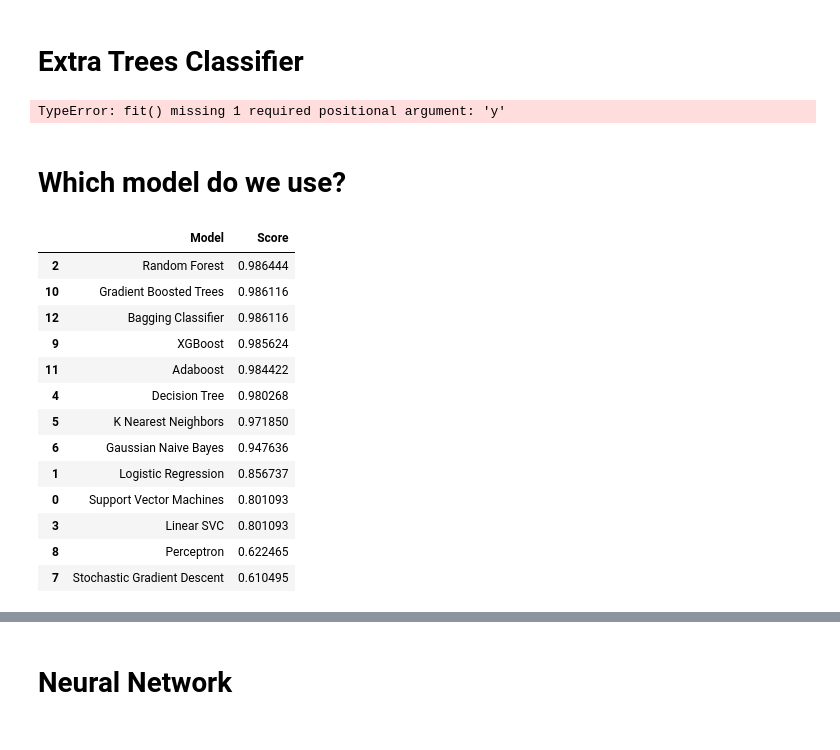
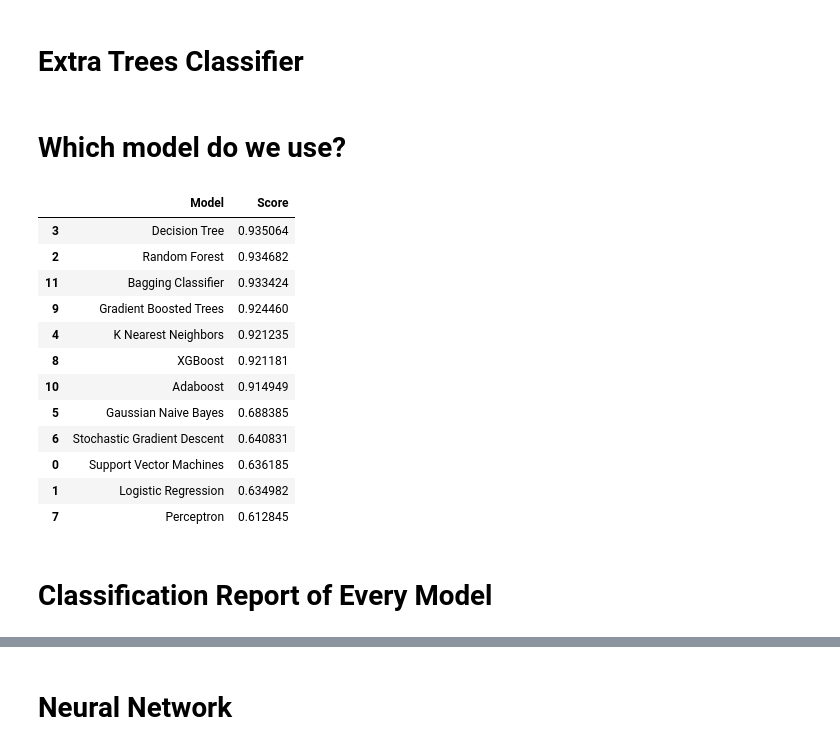
Before and after one commit to catherinelee274/fraud_detection, a Jupyter notebook: main.ipynb, the cells around one changed output, grey strips where cells are left out. Cells and saved outputs as stored; diff of their text form; code cells hidden in the pictures.

Commit message:
correlation matr, class. report

```diff
--- a/main.ipynb
+++ b/main.ipynb
@@ -411,35 +472,35 @@ bag_acc = bag.score(X_test,y_test)
 # Extra Trees Classifier
 # %%
 from sklearn.ensemble import ExtraTreesClassifier
-xtrees = ExtraTreesClassifier.fit(X_train,y_train)
+xtrees = ExtraTreesClassifier()
+xtrees = xtrees.fit(X_train,y_train)
 xtrees_acc = xtrees.score(X_test,y_test)
-# %% [output]
-TypeError: fit() missing 1 required positional argument: 'y'
 # %% [markdown]
 # Which model do we use?
 # %%
 models = pd.DataFrame({
     'Model': ['Support Vector Machines', 'Logistic Regression',
-              'Random Forest', 'Linear SVC',
+              'Random Forest',
               'Decision Tree', 'K Nearest Neighbors',
               'Gaussian Naive Bayes', 'Stochastic Gradient Descent',
               'Perceptron', 'XGBoost', 'Gradient Boosted Trees', 'Adaboost', 'Bagging Classifier'],
-    'Score': [svm_score, logreg_score, rf_score, svm_score, dtc_score,
+    'Score': [svm_score, logreg_score, rf_score, dtc_score,
               knn_score, gaussian_score, sgd_score, perc_score,
               XGB_score, gbt_acc, adaboost_acc, bag_acc]})
 models.sort_values(by='Score', ascending=False)
 # %% [output]
 |  | Model | Score |
-| 2 | Random Forest | 0.986444 |
-| 10 | Gradient Boosted Trees | 0.986116 |
-| 12 | Bagging Classifier | 0.986116 |
-| 9 | XGBoost | 0.985624 |
-| 11 | Adaboost | 0.984422 |
-| 4 | Decision Tree | 0.980268 |
-| 5 | K Nearest Neighbors | 0.971850 |
-| 6 | Gaussian Naive Bayes | 0.947636 |
-| 1 | Logistic Regression | 0.856737 |
-| 0 | Support Vector Machines | 0.801093 |
-| 3 | Linear SVC | 0.801093 |
-| 8 | Perceptron | 0.622465 |
-| 7 | Stochastic Gradient Descent | 0.610495 |
+| 3 | Decision Tree | 0.935064 |
+| 2 | Random Forest | 0.934682 |
+| 11 | Bagging Classifier | 0.933424 |
+| 9 | Gradient Boosted Trees | 0.924460 |
+| 4 | K Nearest Neighbors | 0.921235 |
+| 8 | XGBoost | 0.921181 |
+| 10 | Adaboost | 0.914949 |
+| 5 | Gaussian Naive Bayes | 0.688385 |
+| 6 | Stochastic Gradient Descent | 0.640831 |
+| 0 | Support Vector Machines | 0.636185 |
+| 1 | Logistic Regression | 0.634982 |
+| 7 | Perceptron | 0.612845 |
+# %% [markdown]
+# Classification Report of Every Model
```
Also changed, not shown: parts of 25 cells of this notebook.
